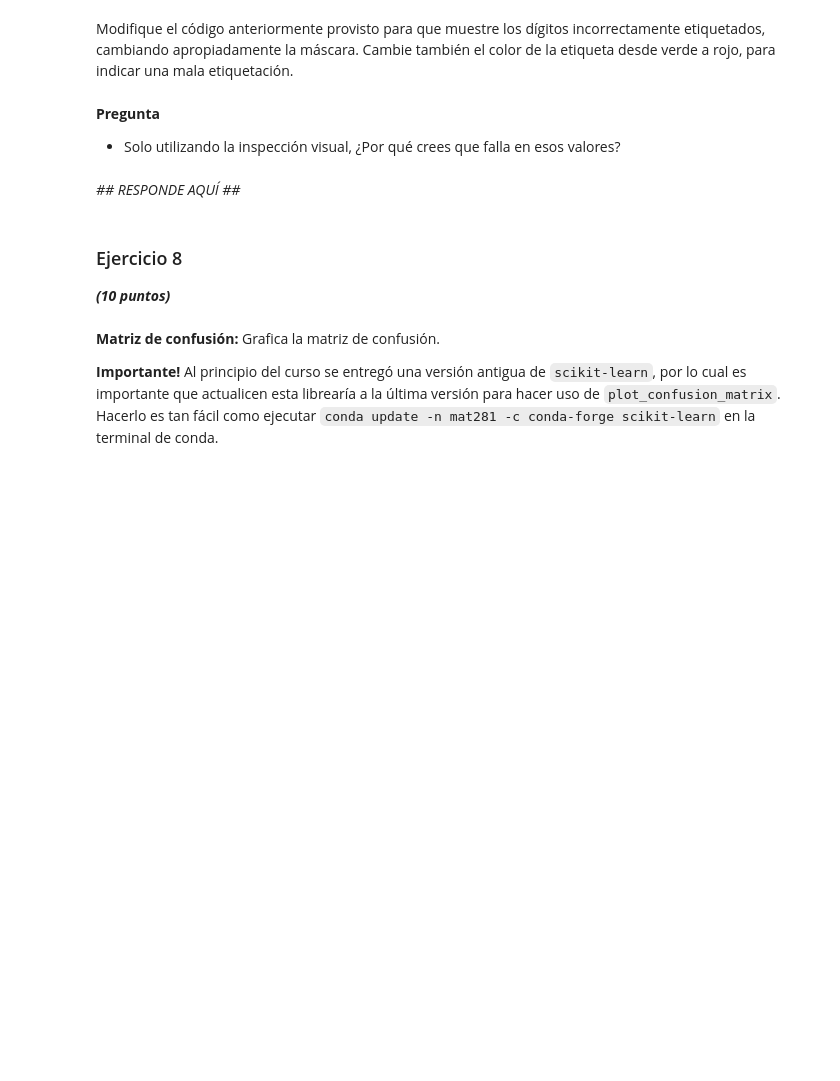
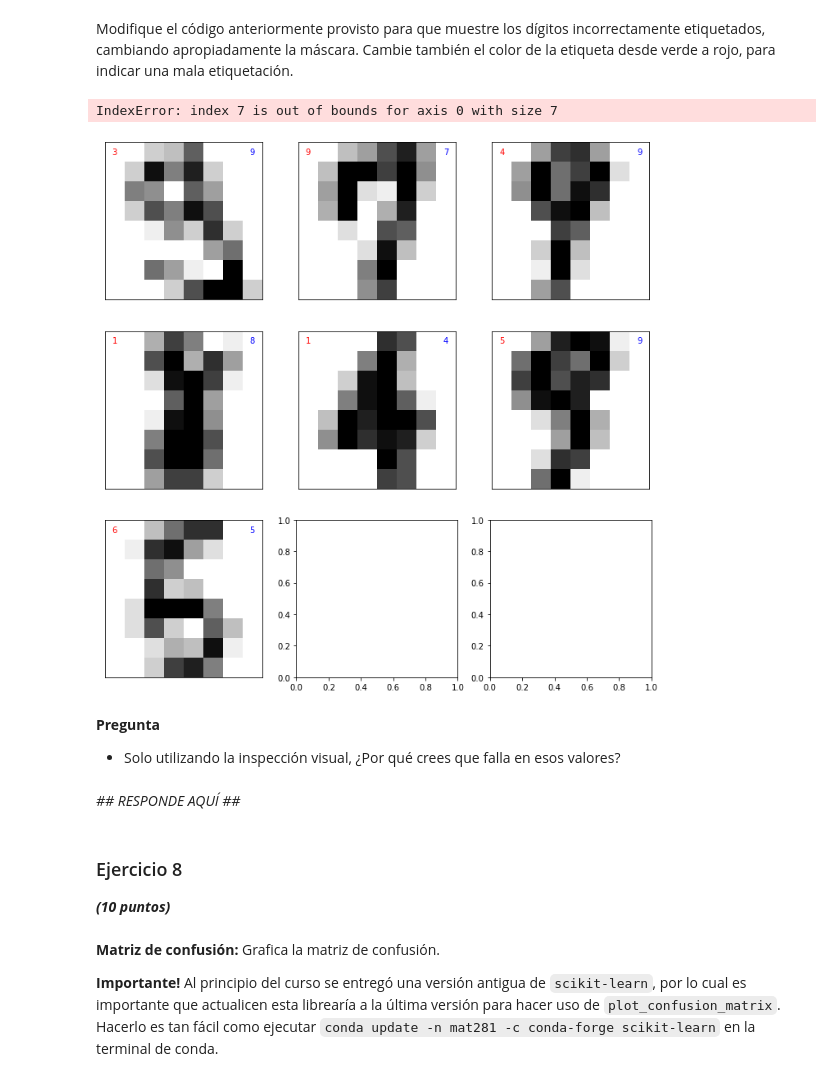
Before and after one commit to Crhlb/mat281_repositorio, a Jupyter notebook: m05_data_science/m05_project01/m05_project01.ipynb, the cells around one changed output. Cells and saved outputs as stored; diff of their text form; code cells hidden in the pictures; blank space fills up the shorter version.

```diff
--- a/m05_data_science/m05_project01/m05_project01.ipynb
+++ b/m05_data_science/m05_project01/m05_project01.ipynb
@@ -395,3 +503,26 @@ Modifique el código anteriormente provisto para que muestre los dígitos incorr
+# %%
+mask = (y_pred != y_test)
+X_aux = X_test[mask]
+y_aux_true = y_test[mask]
+y_aux_pred = y_pred[mask]
+
+nx, ny = 3,3  ## Ajustamos los parámetros para que calce con el número de gráficos erróneos
+fig, ax = plt.subplots(nx, ny, figsize=(12,12))
+for i in range(nx):
+    for j in range(ny):
+        index = j + ny * i
+        data  = X_aux[index, :].reshape(8,8)
+        label_pred = str(int(y_aux_pred[index]))
+        label_true = str(int(y_aux_true[index]))
+        ax[i][j].imshow(data, interpolation='nearest', cmap='gray_r')
+        ax[i][j].text(0, 0, label_pred, horizontalalignment='center', verticalalignment='center', fontsize=10, color='r')
+        ax[i][j].text(7, 0, label_true, horizontalalignment='center', verticalalignment='center', fontsize=10, color='blue')
+        ax[i][j].get_xaxis().set_visible(False)
+        ax[i][j].get_yaxis().set_visible(False)
+plt.show()
+# %% [output]
+IndexError: index 7 is out of bounds for axis 0 with size 7
+[figure, added]
 # %% [markdown]
 **Pregunta**
 
```
Also changed, not shown: parts of 24 cells of this notebook, 1 other file.
